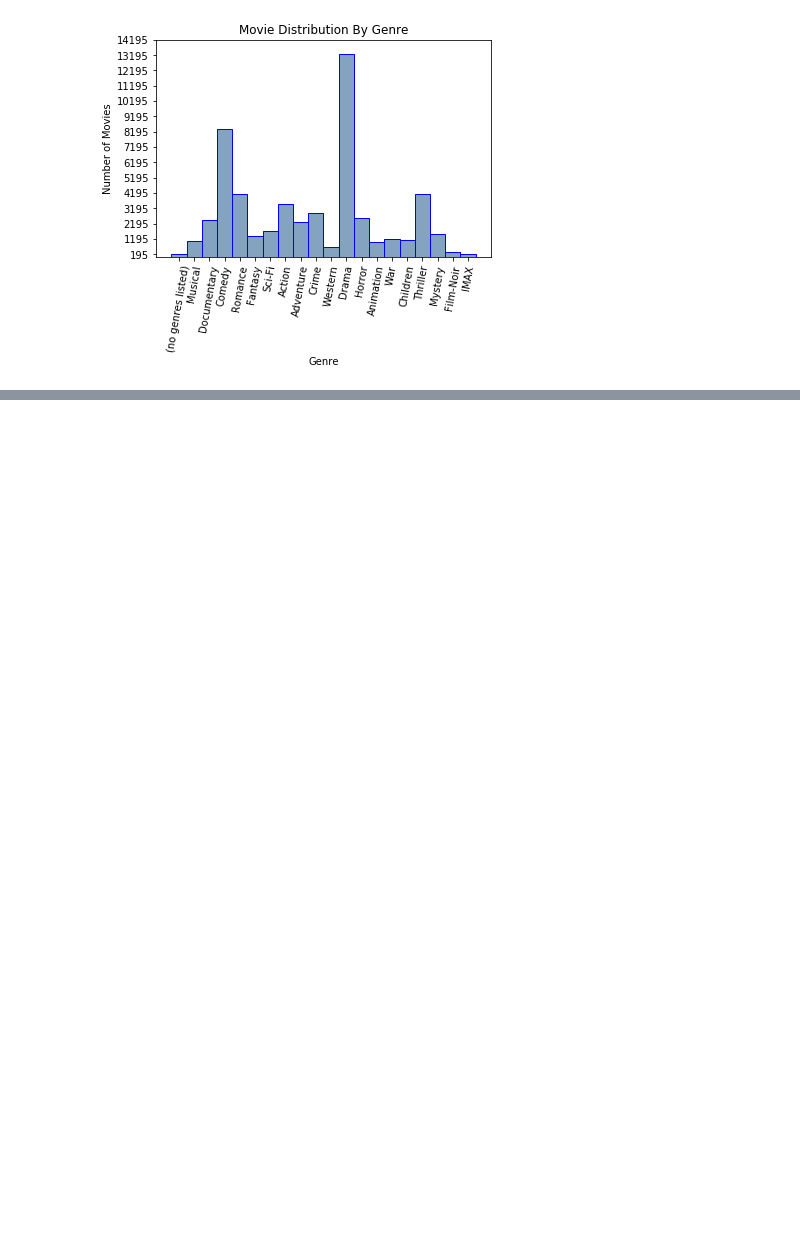
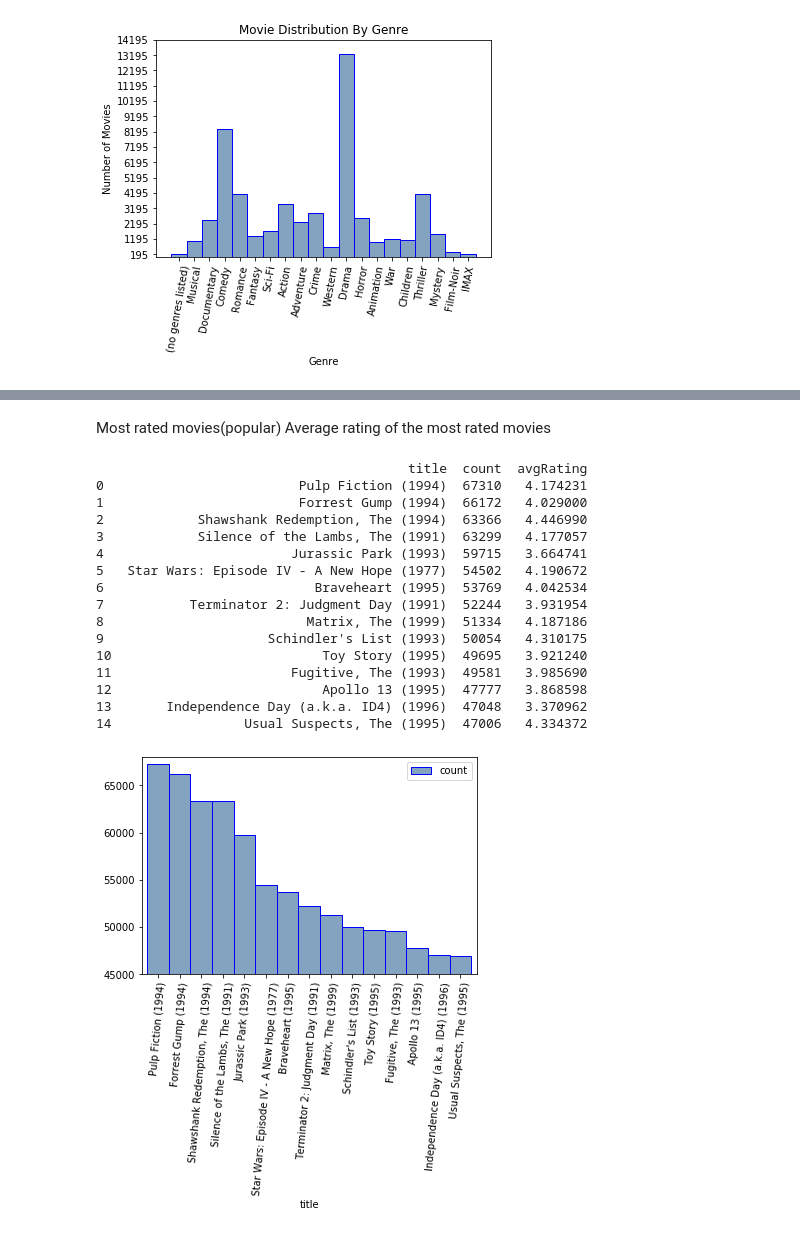
Before and after one commit to maliakber/algorithm-data-model-csc-501, a Jupyter notebook: source/csc-501-assignment-1-jupnote.ipynb, the cells around one changed output, grey strips where cells are left out. Saved outputs shown, nothing was run; the diff lists cells and outputs as text; code cells hidden in the pictures; blank space fills up the shorter version.

```diff
--- a/source/csc-501-assignment-1-jupnote.ipynb
+++ b/source/csc-501-assignment-1-jupnote.ipynb
@@ -206,0 +242,37 @@ plt.show()
+# %% [markdown]
+Most rated movies(popular)
+Average rating of the most rated movies
+# %%
+def movie_with_most_user_rating():
+    result = pd.merge(movies[['movieId','title']], ratings[['movieId','rating']], on='movieId')
+    rating_count = result.groupby(['title'])['movieId'].count().to_frame('count').reset_index()
+    avg_rating = result.groupby(['title'])['rating'].mean().to_frame('avgRating').reset_index()
+    most_rated_movies = rating_count.sort_values('count', ascending=False)[0:15]
+    top_avg_rating = pd.merge(most_rated_movies[['title','count']], avg_rating[['title','avgRating']], on='title')
+    top_avg_rating.plot.bar(x='title', y='count', ylim=(45000, 68000),
+                            width=1.0, facecolor=(0.2, 0.4, 0.6, 0.6), edgecolor='blue', rot=85)
+    top_avg_rating.plot.bar(x='title', y='avgRating', ylim=(min(top_avg_rating.avgRating)-0.2, max(top_avg_rating.avgRating)+0.2),
+                            width=1.0, facecolor=(0.2, 0.4, 0.6, 0.6), edgecolor='blue', rot=85)
+    top_avg_rating[['count']] = top_avg_rating[['count']].apply(lambda x: (x - x.min() + 1000) / (x.max() - x.min()))
+    top_avg_rating[['avgRating']] = top_avg_rating[['avgRating']].apply(lambda x: (x - x.min() + .05) / (x.max() - x.min()))
+    top_avg_rating.plot.bar(x='title', y=['count','avgRating'], rot=85)
+
+movie_with_most_user_rating()
+# %% [output]
+                                        title  count  avgRating
+0                         Pulp Fiction (1994)  67310   4.174231
+1                         Forrest Gump (1994)  66172   4.029000
+2            Shawshank Redemption, The (1994)  63366   4.446990
+3            Silence of the Lambs, The (1991)  63299   4.177057
+4                        Jurassic Park (1993)  59715   3.664741
+5   Star Wars: Episode IV - A New Hope (1977)  54502   4.190672
+6                           Braveheart (1995)  53769   4.042534
+7           Terminator 2: Judgment Day (1991)  52244   3.931954
+8                          Matrix, The (1999)  51334   4.187186
+9                     Schindler's List (1993)  50054   4.310175
+10                           Toy Story (1995)  49695   3.921240
+11                       Fugitive, The (1993)  49581   3.985690
+12                           Apollo 13 (1995)  47777   3.868598
+13       Independence Day (a.k.a. ID4) (1996)  47048   3.370962
+14                 Usual Suspects, The (1995)  47006   4.334372
+[figure, added]
```
Also changed, not shown: parts of 15 cells of this notebook, 4 other files.
